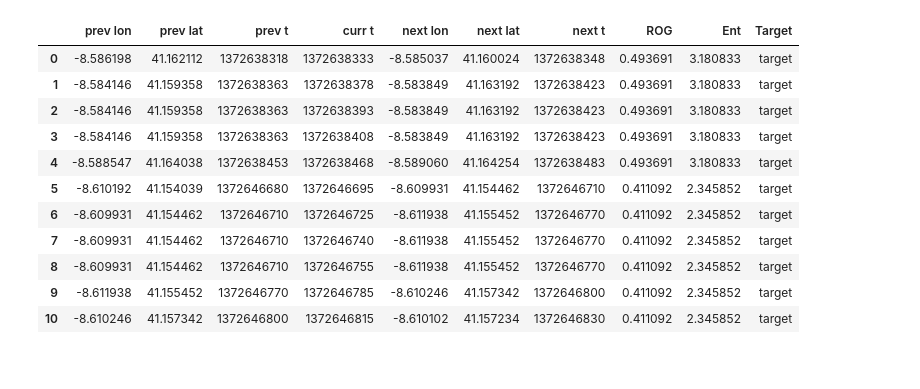
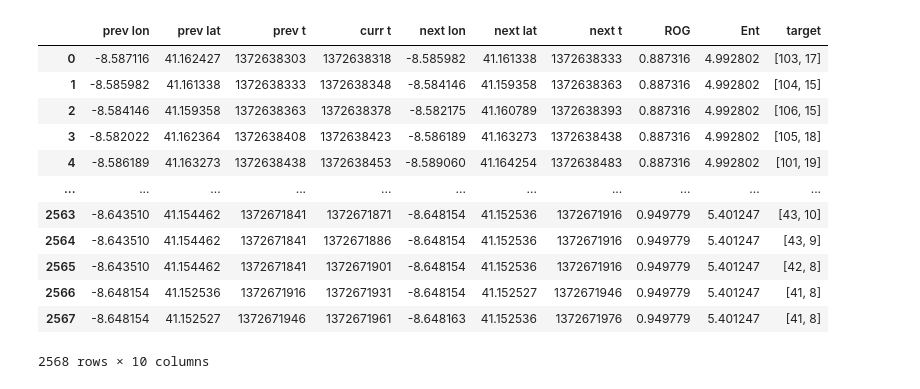
Before and after one commit to owidjaja/trajectory_analysis, a Jupyter notebook: rf.ipynb, the cells around one changed output. Cells and saved outputs as stored; diff of their text form; code cells hidden in the pictures.

```diff
--- a/rf.ipynb
+++ b/rf.ipynb
@@ -16,5 +33,5 @@ df_raw
 # %%
-df = df_raw.iloc[:7,:27]
+df = df_raw.iloc[:,:]
 # df.columns = ["start_time", "lon_1", "lat_1", "lon_2", "lat_2", "lon_3", "lat_3"]
 df
 # %% [output]
@@ -215,30 +253,19 @@ width: 2.5103061816812695
 # %%
-UNIT_CELL_SIZE = 0.1        # for 100 x 100 metres cell size, can try 1km x 1km too
-length_size = math.ceil(length / UNIT_CELL_SIZE) + 1
-width_size  = math.ceil(width  / UNIT_CELL_SIZE) + 1
-
 point_grid = [ [[[]]]*width_size for i in range(length_size)]   # create a 2d array of lists of points (3D array of points)
 count_grid = [ [0]*width_size for i in range(length_size)]
 
 for traj in taxi_trajectories:
     for point in traj.points:
-        this_lat = point.lat
-        this_lon = point.lon
-        # print(point)
-
-        lat_mid = this_lat + (this_lat - global_min_lat)/2
-        lon_mid = this_lon + (this_lon - global_min_lon)/2
-
-        lat_dis = cal_dis(lat_1=global_min_lat, lon_1=lon_mid, lat_2=this_lat, lon_2=lon_mid)
-        lon_dis = cal_dis(lat_1=lat_mid, lon_1=global_min_lon, lat_2=lat_mid, lon_2=this_lon)
-
-        x = lat_dis / UNIT_CELL_SIZE
-        y = lon_dis / UNIT_CELL_SIZE
-        x, y = round(x), round(y)
-        # print("x:({}), y:({})".format(x,y))
+        x = round((point.lon - global_min_lon) / UNIT_CELL_SIZE)
+        y = round((point.lat - global_min_lat) / UNIT_CELL_SIZE)
 
         point_grid[x][y].append(point)
         count_grid[x][y] += 1
+
+        point.coor = [x,y]
+
+        # print(point)
+        # print("x:({}), y:({})".format(x,y))
         # print()
 
-# print(pd.DataFrame(count_grid))
+print(pd.DataFrame(count_grid))
@@ -314,14 +335,14 @@ for traj in taxi_trajectories:
                 # encountered point with non-truth value
                 to_predict = True
                 num_missing_data = 1
-                features_ls.append([last_truth_pt.lon, last_truth_pt.lat, last_truth_pt.timestamp, curr_pt.timestamp, "target"])
+                features_ls.append([last_truth_pt.lon, last_truth_pt.lat, last_truth_pt.timestamp, curr_pt.timestamp, curr_pt.coor])
 
         else:
             # in a streak of non-truth points
             if curr_pt.is_truth is False:
                 # curr_pt.prev_pt_time = last_truth_pt.timestamp
                 num_missing_data += 1
-                features_ls.append([last_truth_pt.lon, last_truth_pt.lat, last_truth_pt.timestamp, curr_pt.timestamp, "target"])
+                features_ls.append([last_truth_pt.lon, last_truth_pt.lat, last_truth_pt.timestamp, curr_pt.timestamp, curr_pt.coor])
 
             else:
                 # found truth point
@@ -334,7 +355,7 @@ for traj in taxi_trajectories:
                 # [features_ls[i][-1:-1][next_truth_pt.lon, next_truth_pt.lat, next_truth_pt.timestamp, traj.radius_of_gyration, traj.entropy])\
                 #     for i in range(len(features_ls)-1, len(features_ls)-num_missing_data-1, -1)]
 
-                print(num_missing_data)
+                # print("nmd:", num_missing_data)
                 curr_len = len(features_ls)
                 for i in range(curr_len-1, curr_len-num_missing_data-1, -1):
                     # print(features_ls[i])
@@ -364,20 +367,21 @@ for traj in taxi_trajectories:
 # %%
 # for i in range(len(features_ls)):
 #     print(features_ls[i])
 
-df = pd.DataFrame(features_ls)
-df.columns = ["prev lon", "prev lat", "prev t", "curr t", "next lon", "next lat", "next t", "ROG", "Ent", "Target"]
-df
+df_train = pd.DataFrame(features_ls)
+df_train.columns = ["prev lon", "prev lat", "prev t", "curr t", "next lon", "next lat", "next t", "ROG", "Ent", "target"]
+df_train
 # %% [output]
-|  | prev lon | prev lat | prev t | curr t | next lon | next lat | next t | ROG | Ent | Target |
-| 0 | -8.586198 | 41.162112 | 1372638318 | 1372638333 | -8.585037 | 41.160024 | 1372638348 | 0.493691 | 3.180833 | target |
-| 1 | -8.584146 | 41.159358 | 1372638363 | 1372638378 | -8.583849 | 41.163192 | 1372638423 | 0.493691 | 3.180833 | target |
-| 2 | -8.584146 | 41.159358 | 1372638363 | 1372638393 | -8.583849 | 41.163192 | 1372638423 | 0.493691 | 3.180833 | target |
-| 3 | -8.584146 | 41.159358 | 1372638363 | 1372638408 | -8.583849 | 41.163192 | 1372638423 | 0.493691 | 3.180833 | target |
-| 4 | -8.588547 | 41.164038 | 1372638453 | 1372638468 | -8.589060 | 41.164254 | 1372638483 | 0.493691 | 3.180833 | target |
-| 5 | -8.610192 | 41.154039 | 1372646680 | 1372646695 | -8.609931 | 41.154462 | 1372646710 | 0.411092 | 2.345852 | target |
-| 6 | -8.609931 | 41.154462 | 1372646710 | 1372646725 | -8.611938 | 41.155452 | 1372646770 | 0.411092 | 2.345852 | target |
-| 7 | -8.609931 | 41.154462 | 1372646710 | 1372646740 | -8.611938 | 41.155452 | 1372646770 | 0.411092 | 2.345852 | target |
-| 8 | -8.609931 | 41.154462 | 1372646710 | 1372646755 | -8.611938 | 41.155452 | 1372646770 | 0.411092 | 2.345852 | target |
-| 9 | -8.611938 | 41.155452 | 1372646770 | 1372646785 | -8.610246 | 41.157342 | 1372646800 | 0.411092 | 2.345852 | target |
-| 10 | -8.610246 | 41.157342 | 1372646800 | 1372646815 | -8.610102 | 41.157234 | 1372646830 | 0.411092 | 2.345852 | target |
+|  | prev lon | prev lat | prev t | curr t | next lon | next lat | next t | ROG | Ent | target |
+| 0 | -8.587116 | 41.162427 | 1372638303 | 1372638318 | -8.585982 | 41.161338 | 1372638333 | 0.887316 | 4.992802 | [103, 17] |
+| 1 | -8.585982 | 41.161338 | 1372638333 | 1372638348 | -8.584146 | 41.159358 | 1372638363 | 0.887316 | 4.992802 | [104, 15] |
+| 2 | -8.584146 | 41.159358 | 1372638363 | 1372638378 | -8.582175 | 41.160789 | 1372638393 | 0.887316 | 4.992802 | [106, 15] |
+| 3 | -8.582022 | 41.162364 | 1372638408 | 1372638423 | -8.586189 | 41.163273 | 1372638438 | 0.887316 | 4.992802 | [105, 18] |
+| 4 | -8.586189 | 41.163273 | 1372638438 | 1372638453 | -8.589060 | 41.164254 | 1372638483 | 0.887316 | 4.992802 | [101, 19] |
+| ... | ... | ... | ... | ... | ... | ... | ... | ... | ... | ... |
+| 2563 | -8.643510 | 41.154462 | 1372671841 | 1372671871 | -8.648154 | 41.152536 | 1372671916 | 0.949779 | 5.401247 | [43, 10] |
+| 2564 | -8.643510 | 41.154462 | 1372671841 | 1372671886 | -8.648154 | 41.152536 | 1372671916 | 0.949779 | 5.401247 | [43, 9] |
+| 2565 | -8.643510 | 41.154462 | 1372671841 | 1372671901 | -8.648154 | 41.152536 | 1372671916 | 0.949779 | 5.401247 | [42, 8] |
+| 2566 | -8.648154 | 41.152536 | 1372671916 | 1372671931 | -8.648154 | 41.152527 | 1372671946 | 0.949779 | 5.401247 | [41, 8] |
+| 2567 | -8.648154 | 41.152527 | 1372671946 | 1372671961 | -8.648163 | 41.152536 | 1372671976 | 0.949779 | 5.401247 | [41, 8] |
+2568 rows × 10 columns
```
Also changed, not shown: parts of 17 cells of this notebook, 1 other file.
